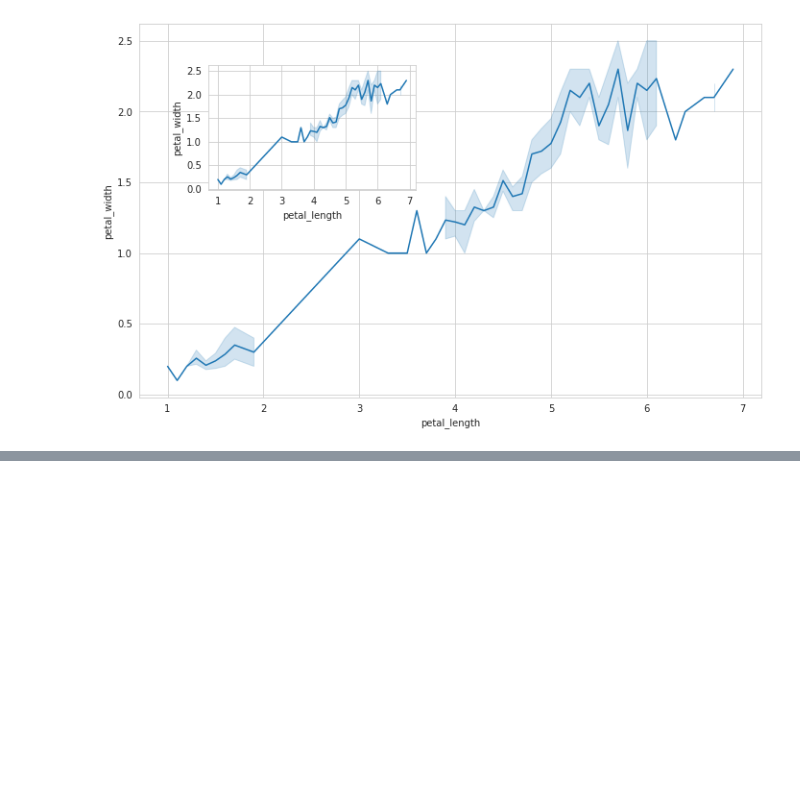
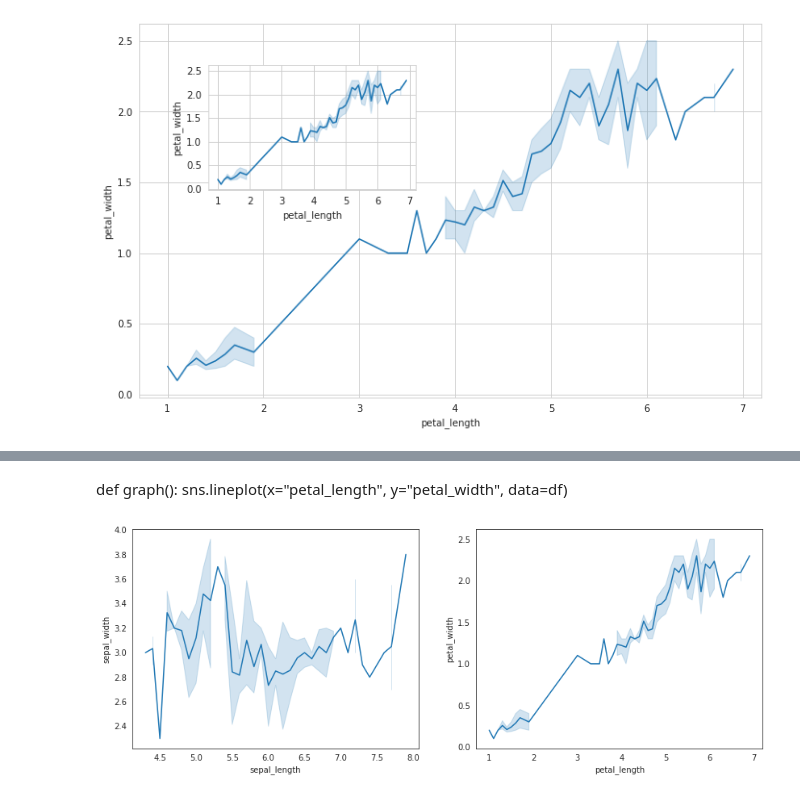
Before and after one commit to Manojgharge07/DataScience-Mentorship-Python-Basic, a Jupyter notebook: Python_Basic_20_seaborn_matplotlib.ipynb, the cells around one changed output, grey strips where cells are left out. Drawn from its saved outputs; the diff is of its cells as text; code cells hidden in the pictures; blank space fills up the shorter version.

```diff
--- a/Python_Basic_20_seaborn_matplotlib.ipynb
+++ b/Python_Basic_20_seaborn_matplotlib.ipynb
@@ -332,0 +391,35 @@ plt.show()
+# %% [markdown]
+def graph():
+  sns.lineplot(x="petal_length", y="petal_width", data=df)
+# %%
+#Adding subplot graphs
+#import packages
+
+import seaborn as sns
+import matplotlib.pyplot as plt
+
+#Loading data
+df = sns.load_dataset("iris")
+
+def graph():
+  sns.lineplot(x="sepal_length", y="sepal_width", data=df)
+
+#Fig size
+plt.figure(figsize=(14,5))
+
+
+#Adding subplot
+plt.subplot(121)
+graph()
+
+def graph():
+   sns.lineplot(x="petal_length", y="petal_width", data=df)
+
+
+#Adding another subplot
+plt.subplot(122)
+graph()
+
+plt.show()
+# %% [output]
+[figure, added]
```
Also changed, not shown: parts of 36 cells of this notebook.
